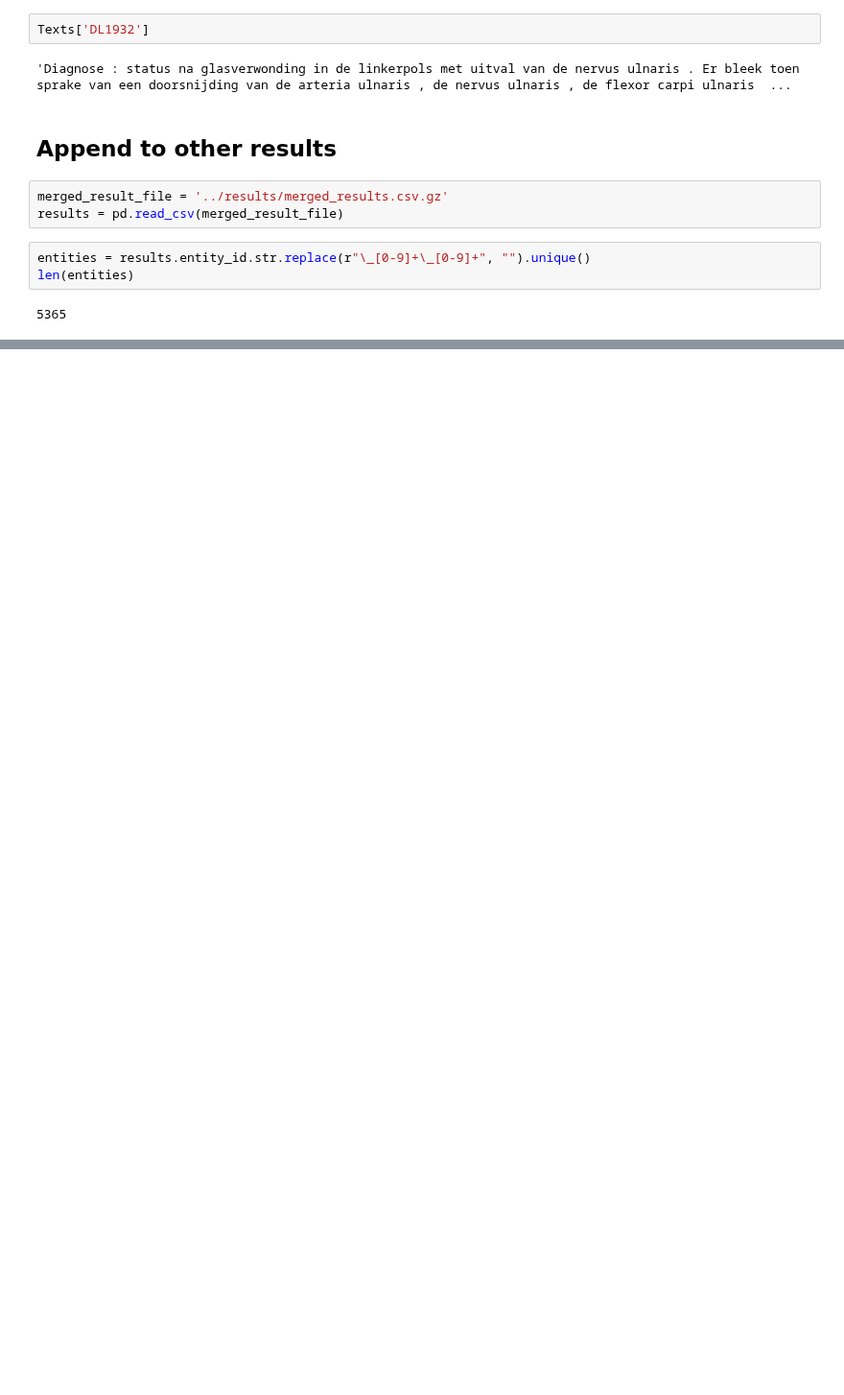
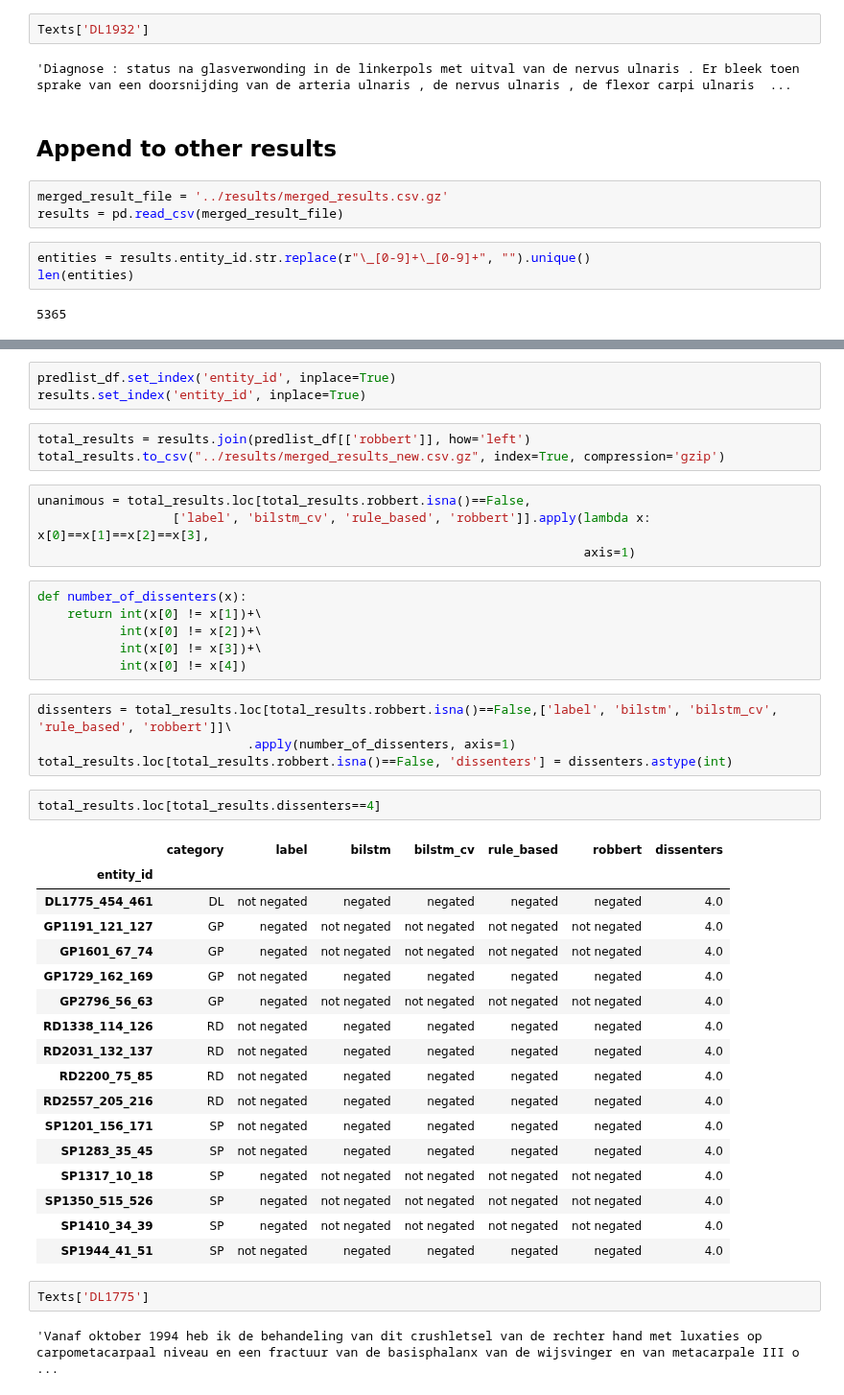
Before and after one commit to umcu/negation-detection, a Jupyter notebook: sandbox/finetuning_negation_detection.ipynb, the cells around one changed output, grey strips where cells are left out. Shown at 96% size. Drawn from its saved outputs; the diff is of its cells as text; blank space fills up the shorter version.

```diff
--- a/sandbox/finetuning_negation_detection.ipynb
+++ b/sandbox/finetuning_negation_detection.ipynb
@@ -506,0 +529,44 @@ results.entity_id.nunique()
+# %%
+predlist_df.set_index('entity_id', inplace=True)
+results.set_index('entity_id', inplace=True)
+# %%
+total_results = results.join(predlist_df[['robbert']], how='left')
+total_results.to_csv("../results/merged_results_new.csv.gz", index=True, compression='gzip')
+# %%
+unanimous = total_results.loc[total_results.robbert.isna()==False,
+                  ['label', 'bilstm_cv', 'rule_based', 'robbert']].apply(lambda x: x[0]==x[1]==x[2]==x[3],
+                                                                         axis=1)
+# %%
+def number_of_dissenters(x):
+    return int(x[0] != x[1])+\
+           int(x[0] != x[2])+\
+           int(x[0] != x[3])+\
+           int(x[0] != x[4])
+# %%
+dissenters = total_results.loc[total_results.robbert.isna()==False,['label', 'bilstm', 'bilstm_cv', 'rule_based', 'robbert']]\
+                            .apply(number_of_dissenters, axis=1)
+total_results.loc[total_results.robbert.isna()==False, 'dissenters'] = dissenters.astype(int)
+# %%
+total_results.loc[total_results.dissenters==4]
+# %% [output]
+|  | category | label | bilstm | bilstm_cv | rule_based | robbert | dissenters |
+| entity_id |  |  |  |  |  |  |  |
+| DL1775_454_461 | DL | not negated | negated | negated | negated | negated | 4.0 |
+| GP1191_121_127 | GP | negated | not negated | not negated | not negated | not negated | 4.0 |
+| GP1601_67_74 | GP | negated | not negated | not negated | not negated | not negated | 4.0 |
+| GP1729_162_169 | GP | not negated | negated | negated | negated | negated | 4.0 |
+| GP2796_56_63 | GP | negated | not negated | not negated | not negated | not negated | 4.0 |
+| RD1338_114_126 | RD | not negated | negated | negated | negated | negated | 4.0 |
+| RD2031_132_137 | RD | not negated | negated | negated | negated | negated | 4.0 |
+| RD2200_75_85 | RD | not negated | negated | negated | negated | negated | 4.0 |
+| RD2557_205_216 | RD | not negated | negated | negated | negated | negated | 4.0 |
+| SP1201_156_171 | SP | not negated | negated | negated | negated | negated | 4.0 |
+| SP1283_35_45 | SP | not negated | negated | negated | negated | negated | 4.0 |
+| SP1317_10_18 | SP | negated | not negated | not negated | not negated | not negated | 4.0 |
+| SP1350_515_526 | SP | negated | not negated | not negated | not negated | not negated | 4.0 |
+| SP1410_34_39 | SP | negated | not negated | not negated | not negated | not negated | 4.0 |
+| SP1944_41_51 | SP | not negated | negated | negated | negated | negated | 4.0 |
+# %%
+Texts['DL1775']
+# %% [output]
+'Vanaf oktober 1994 heb ik de behandeling van dit crushletsel van de rechter hand met luxaties op carpometacarpaal niveau en een fractuur van de basisphalanx van de wijsvinger en van metacarpale III o ...
```
Also changed, not shown: parts of 12 cells of this notebook, 1 other file.
